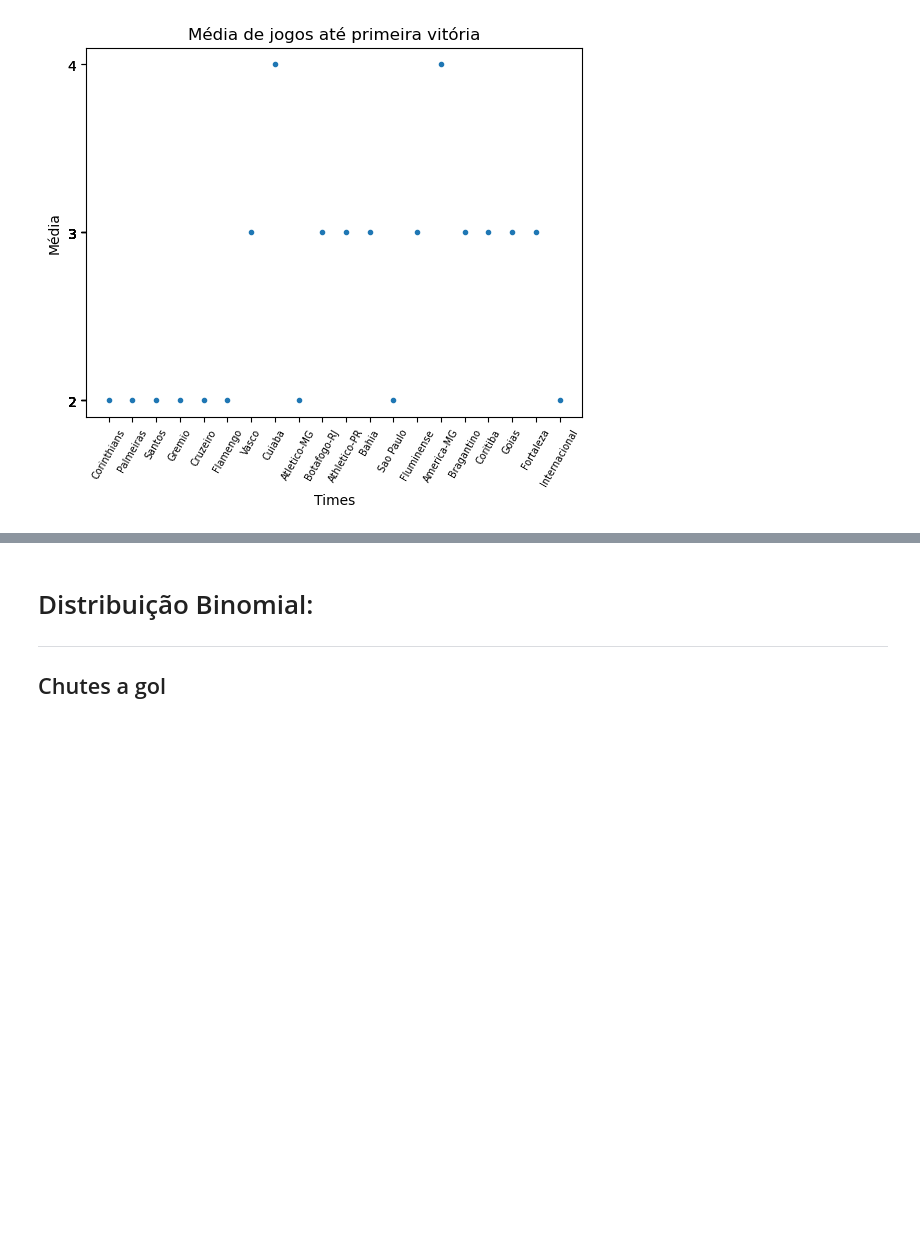
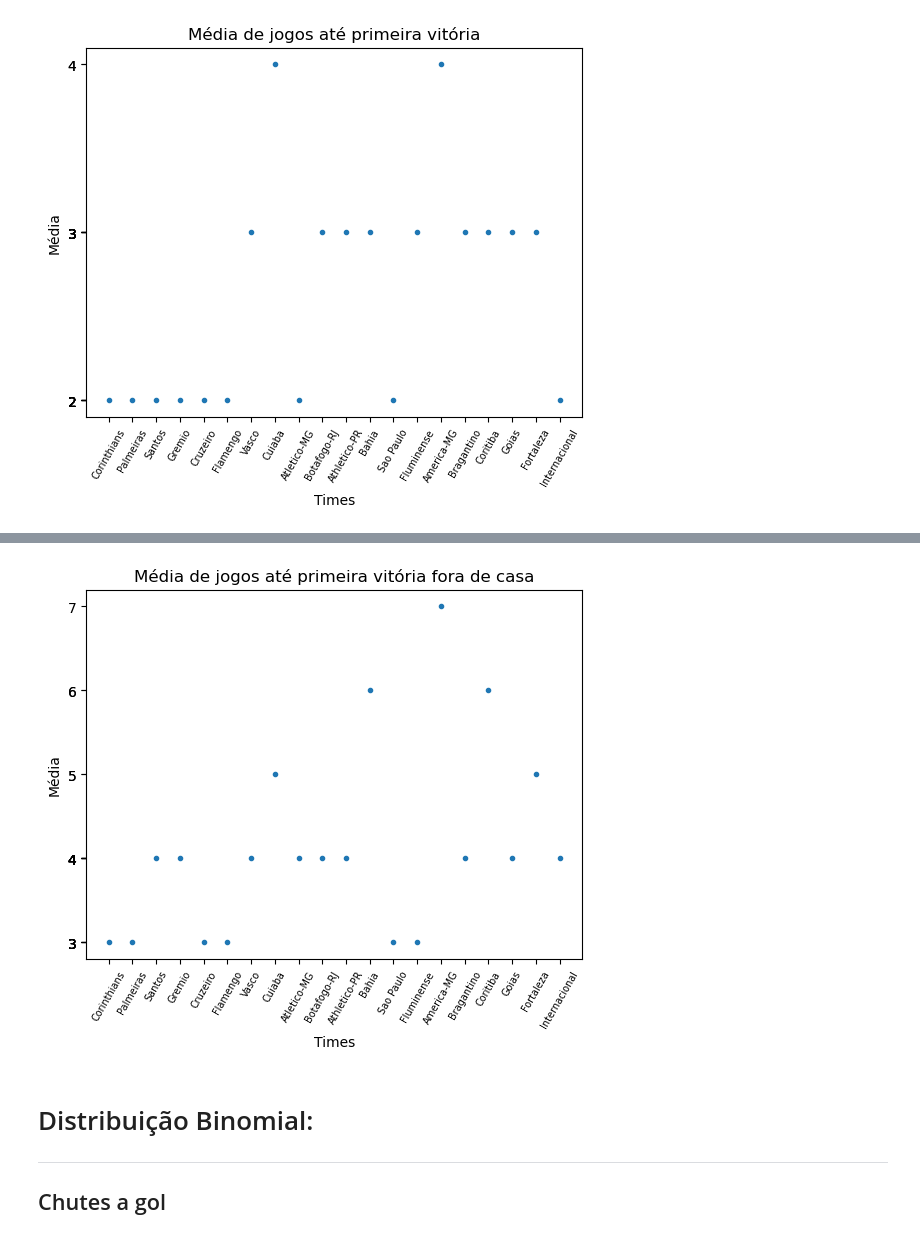
Before and after one commit to herozandn/estatistica_2, a Jupyter notebook: Códigos/Texto.ipynb, the cells around one changed output, grey strips where cells are left out. Saved outputs shown, nothing was run; the diff lists cells and outputs as text; code cells hidden in the pictures; blank space fills up the shorter version.

```diff
--- a/Códigos/Texto.ipynb
+++ b/Códigos/Texto.ipynb
@@ -189,3 +237,24 @@ plt.show()
+# %%
+# Gráfico
+
+x = list(esp_fora.keys())
+y = list(esp_fora.values())
+
+plt.scatter(x, y, marker='.')
+
+plt.xlabel('Times')
+plt.ylabel('Média')
+
+plt.title('Média de jogos até primeira vitória fora de casa')
+
+plt.xticks(rotation=60, fontsize=7)
+plt.yticks(y)
+
+plt.savefig('Distribuição geométrica.png', dpi=300)
+
+plt.show()
+# %% [output]
+[figure, added]
 # %% [markdown]
 # Distribuição Binomial:
 ---
```
Also changed, not shown: parts of 16 cells of this notebook, 3 other files.
